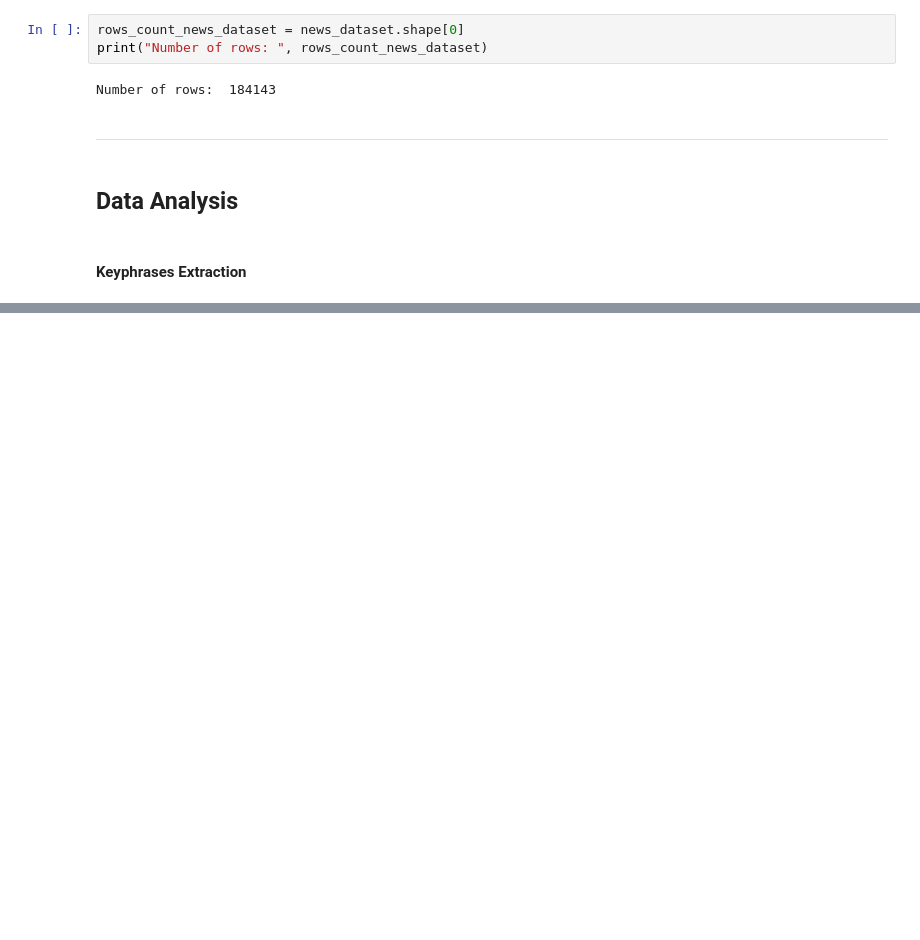
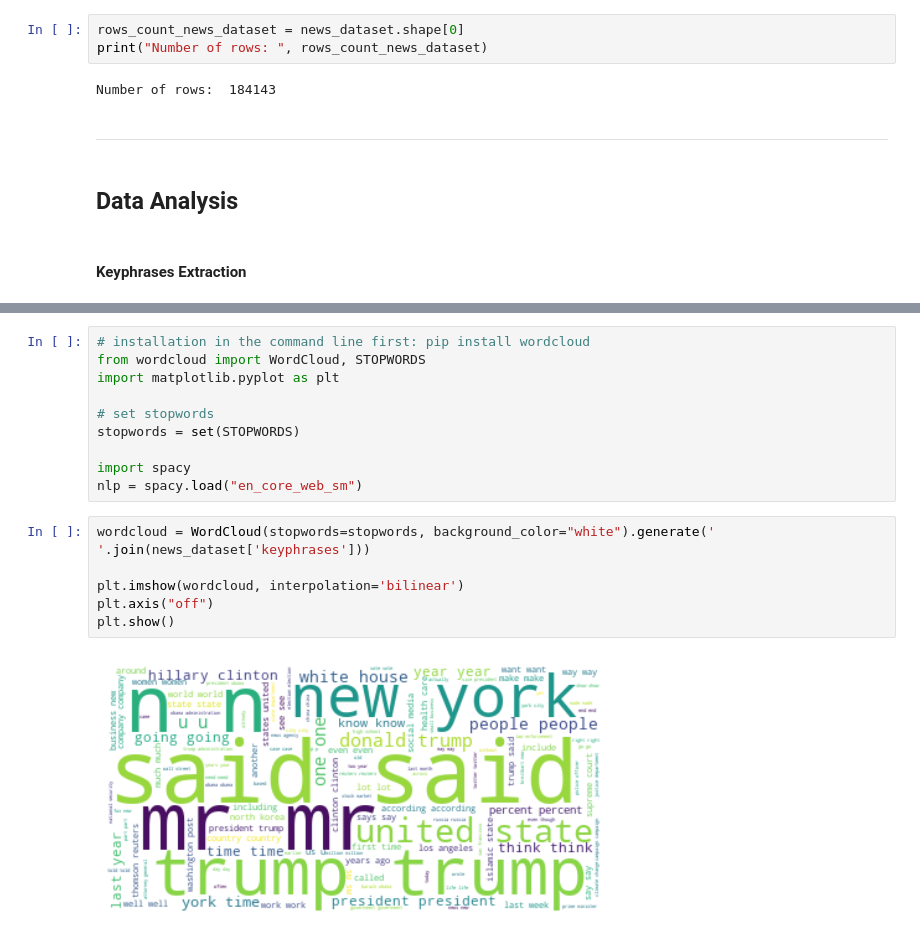
Before and after one commit to diogofonte/feup-pri, a Jupyter notebook: data_preparation/pipeline.ipynb, the cells around one changed output, grey strips where cells are left out. Saved outputs shown, nothing was run; the diff lists cells and outputs as text; blank space fills up the shorter version.

```diff
--- a/data_preparation/pipeline.ipynb
+++ b/data_preparation/pipeline.ipynb
@@ -231,0 +232,18 @@ news_dataset.head()
+# %%
+# installation in the command line first: pip install wordcloud
+from wordcloud import WordCloud, STOPWORDS
+import matplotlib.pyplot as plt
+
+# set stopwords
+stopwords = set(STOPWORDS)
+
+import spacy
+nlp = spacy.load("en_core_web_sm")
+# %%
+wordcloud = WordCloud(stopwords=stopwords, background_color="white").generate(' '.join(news_dataset['keyphrases']))
+
+plt.imshow(wordcloud, interpolation='bilinear')
+plt.axis("off")
+plt.show()
+# %% [output]
+[figure, added]
```
Also changed, not shown: parts of 9 cells of this notebook.
